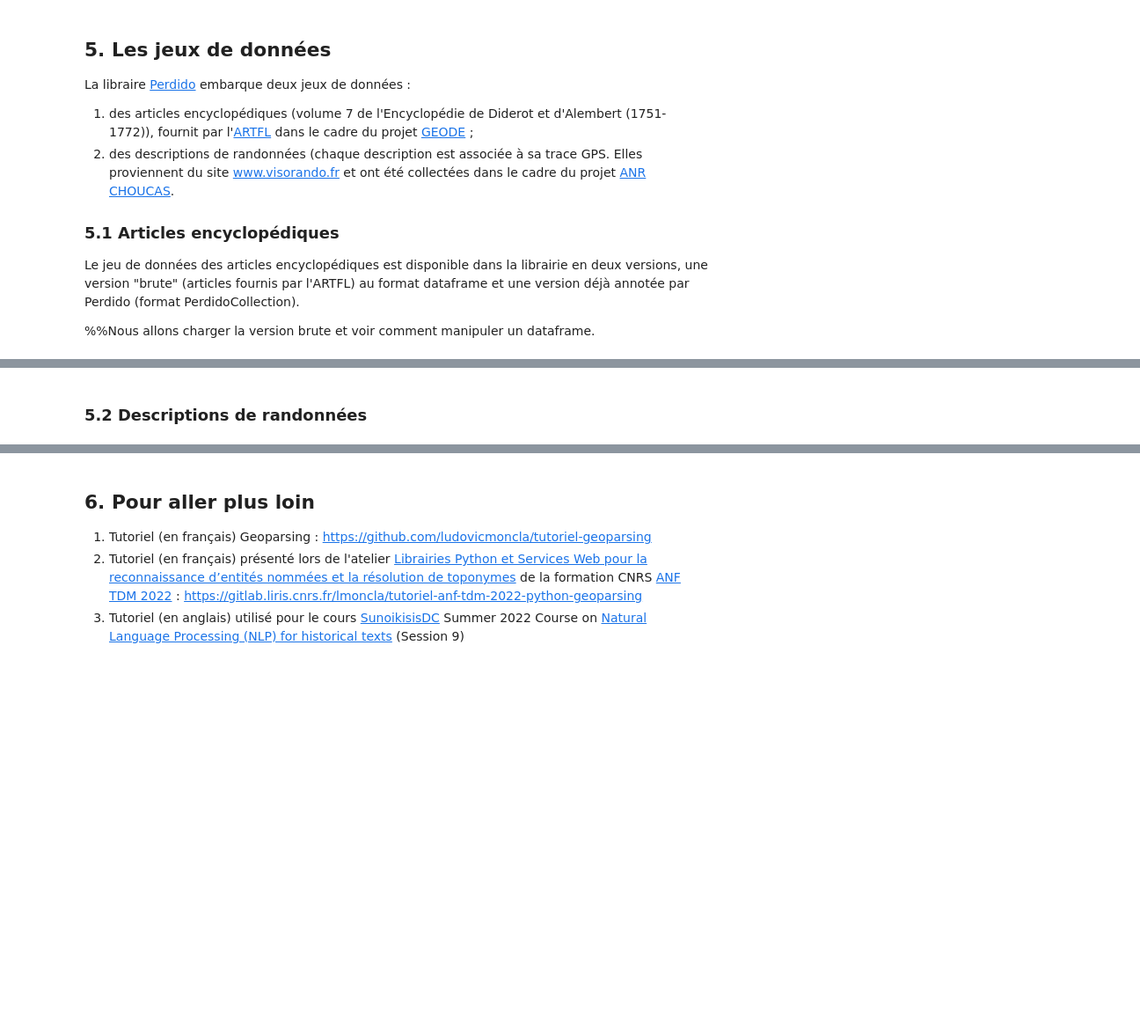
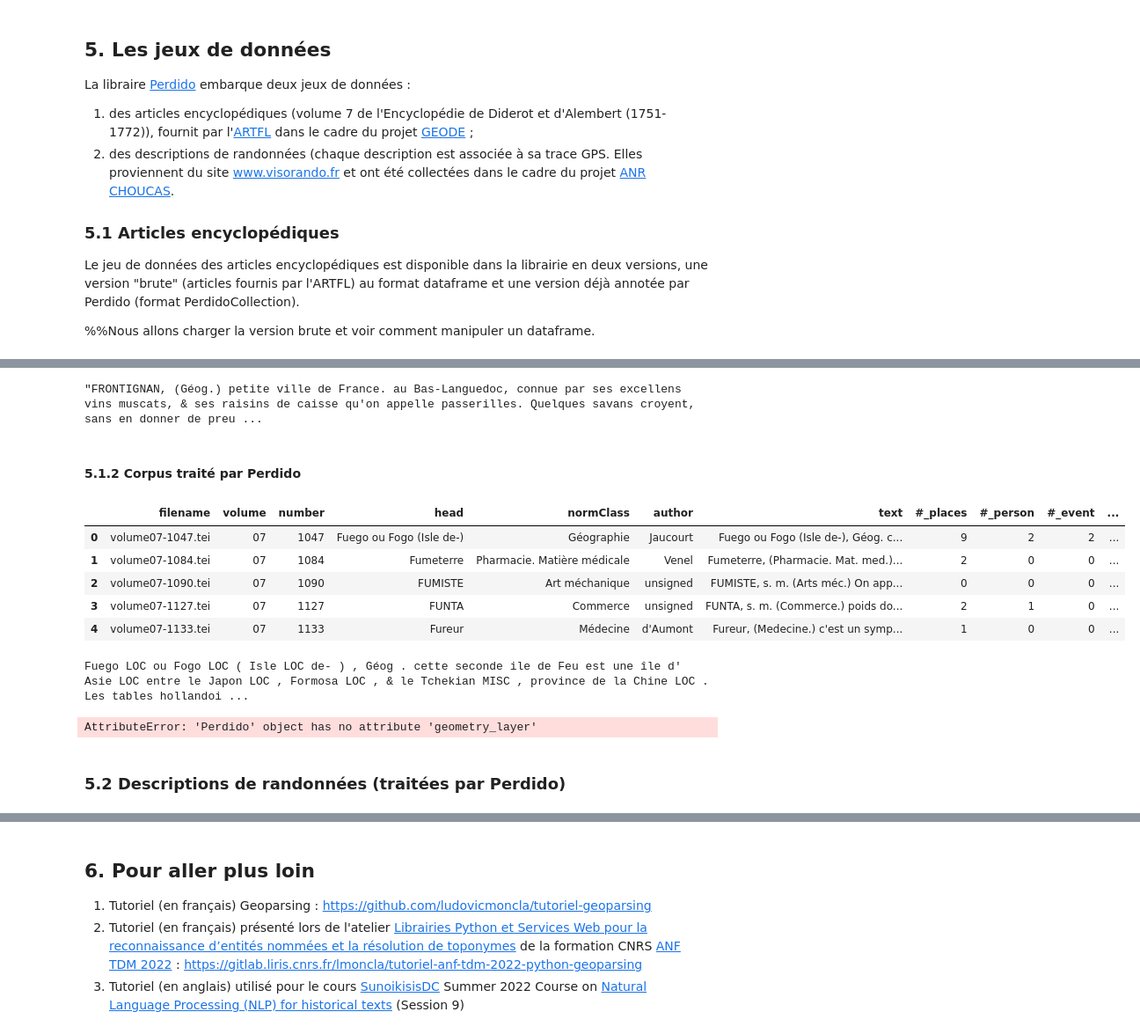
Before and after one commit to ludovicmoncla/demo-perdido-egc-2023, a Jupyter notebook: notebook-demo-perdido-egc.ipynb, the cells around one changed output, grey strips where cells are left out. Shown at 88% size. Cells and saved outputs as stored; diff of their text form; code cells hidden in the pictures; blank space fills up the shorter version.

```diff
--- a/notebook-demo-perdido-egc.ipynb
+++ b/notebook-demo-perdido-egc.ipynb
@@ -316,6 +355,33 @@ data_artfl.head()
+# %%
+data_artfl.loc[data_artfl['head'] == 'FRONTIGNAN'].text.item()
+# %% [output]
+"FRONTIGNAN, (Géog.) petite ville de France. au Bas-Languedoc, connue par ses excellens vins muscats, & ses raisins de caisse qu'on appelle passerilles. Quelques savans croyent, sans en donner de preu ...
+# %% [markdown]
+#### 5.1.2 Corpus traité par Perdido
 # %%
 from perdido.datasets import load_edda_perdido
+
+dataset_perdido = load_edda_perdido()
+data_perdido = dataset_perdido['data']
+df = data_perdido.to_dataframe()
+df.head()
+# %% [output]
+|  | filename | volume | number | head | normClass | author | text | #_places | #_person | #_event | ... |
+| 0 | volume07-1047.tei | 07 | 1047 | Fuego ou Fogo (Isle de-) | Géographie | Jaucourt | Fuego ou Fogo (Isle de-), Géog. c... | 9 | 2 | 2 | ... |
+| 1 | volume07-1084.tei | 07 | 1084 | Fumeterre | Pharmacie. Matière médicale | Venel | Fumeterre, (Pharmacie. Mat. med.)... | 2 | 0 | 0 | ... |
+| 2 | volume07-1090.tei | 07 | 1090 | FUMISTE | Art méchanique | unsigned | FUMISTE, s. m. (Arts méc.) On app... | 0 | 0 | 0 | ... |
+| 3 | volume07-1127.tei | 07 | 1127 | FUNTA | Commerce | unsigned | FUNTA, s. m. (Commerce.) poids do... | 2 | 1 | 0 | ... |
+| 4 | volume07-1133.tei | 07 | 1133 | Fureur | Médecine | d'Aumont | Fureur, (Medecine.) c'est un symp... | 1 | 0 | 0 | ... |
+# %%
+doc = data_perdido[0]
+displacy.render(doc.to_spacy_doc(), style="ent", jupyter=True)
+# %% [output]
+Fuego LOC ou Fogo LOC ( Isle LOC de- ) , Géog . cette seconde ile de Feu est une île d' Asie LOC entre le Japon LOC , Formosa LOC , & le Tchekian MISC , province de la Chine LOC . Les tables hollandoi ...
+# %%
+doc.get_folium_map()
+# %% [output]
+AttributeError: 'Perdido' object has no attribute 'geometry_layer'
 # %% [markdown]
-### 5.2 Descriptions de randonnées
+### 5.2 Descriptions de randonnées (traitées par Perdido)
 # %%
 from perdido.datasets import load_choucas_perdido
```
Also changed, not shown: parts of 21 cells of this notebook.
